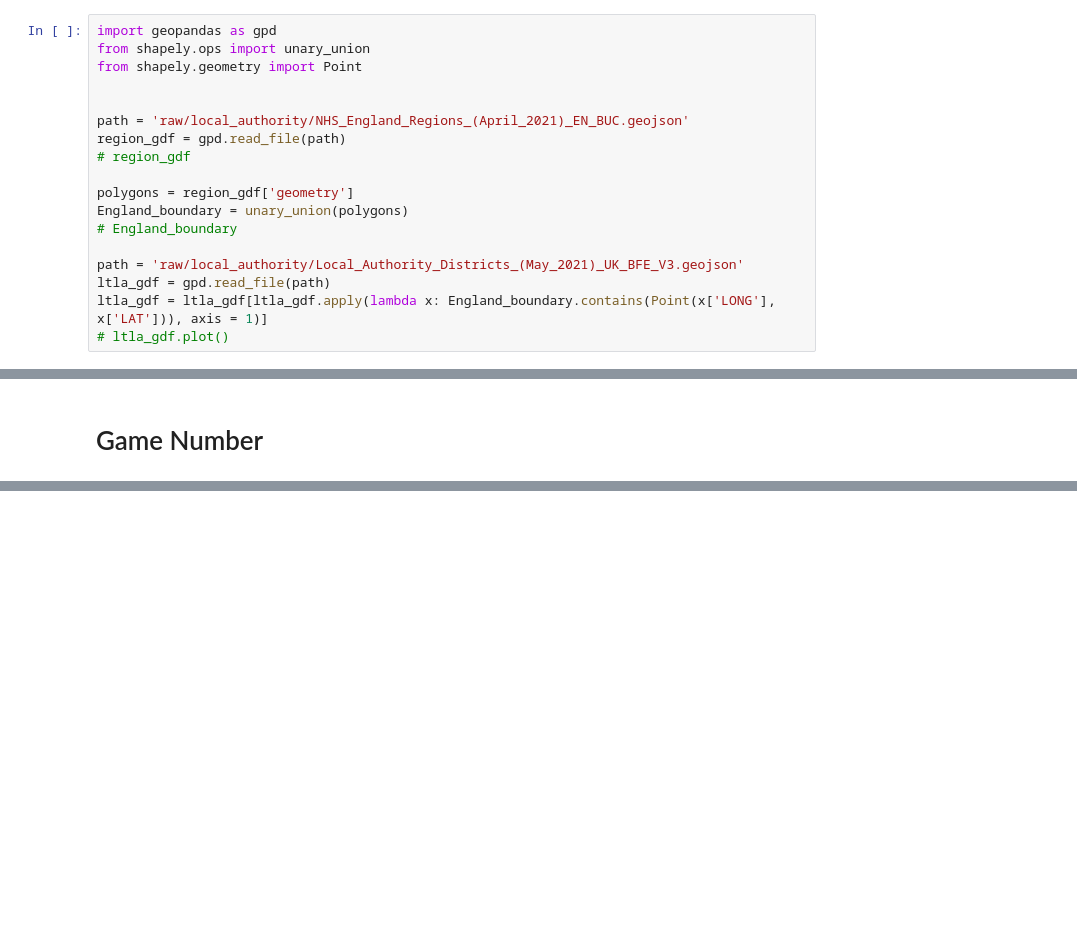
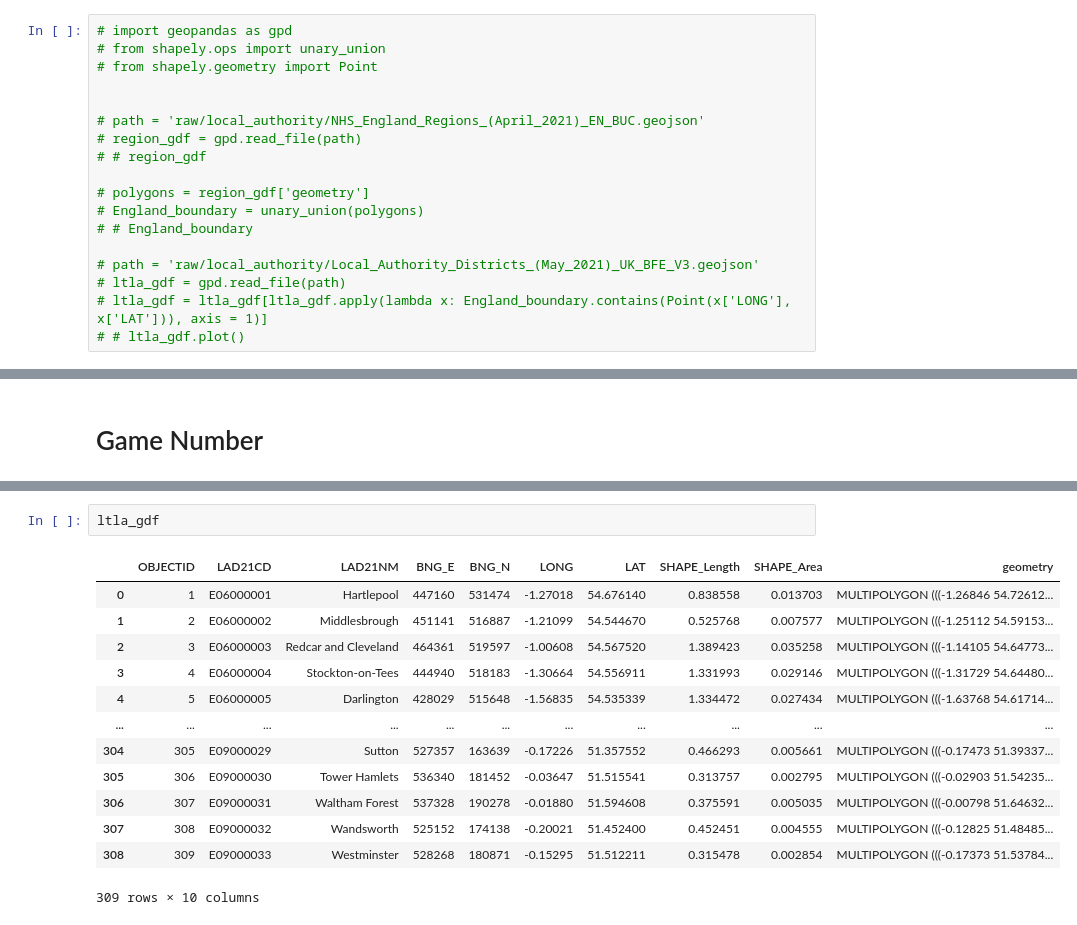
Before and after one commit to CHIDS-UMD/SoccerCovid, a Jupyter notebook: 1. Local Authority & Game.ipynb, the cells around one changed output, grey strips where cells are left out. Drawn from its saved outputs; the diff is of its cells as text; blank space fills up the shorter version.

```diff
--- a/1. Local Authority & Game.ipynb
+++ b/1. Local Authority & Game.ipynb
@@ -133,21 +118,21 @@ game_df
 # %% [markdown]
 # Local Authority
 # %%
-import geopandas as gpd
-from shapely.ops import unary_union
-from shapely.geometry import Point
+# import geopandas as gpd
+# from shapely.ops import unary_union
+# from shapely.geometry import Point
 
 
-path = 'raw/local_authority/NHS_England_Regions_(April_2021)_EN_BUC.geojson'
-region_gdf = gpd.read_file(path)
-# region_gdf
+# path = 'raw/local_authority/NHS_England_Regions_(April_2021)_EN_BUC.geojson'
+# region_gdf = gpd.read_file(path)
+# # region_gdf
 
-polygons = region_gdf['geometry']
-England_boundary = unary_union(polygons)
-# England_boundary
+# polygons = region_gdf['geometry']
+# England_boundary = unary_union(polygons)
+# # England_boundary
 
-path = 'raw/local_authority/Local_Authority_Districts_(May_2021)_UK_BFE_V3.geojson'
-ltla_gdf = gpd.read_file(path)
-ltla_gdf = ltla_gdf[ltla_gdf.apply(lambda x: England_boundary.contains(Point(x['LONG'], x['LAT'])), axis = 1)]
-# ltla_gdf.plot()
+# path = 'raw/local_authority/Local_Authority_Districts_(May_2021)_UK_BFE_V3.geojson'
+# ltla_gdf = gpd.read_file(path)
+# ltla_gdf = ltla_gdf[ltla_gdf.apply(lambda x: England_boundary.contains(Point(x['LONG'], x['LAT'])), axis = 1)]
+# # ltla_gdf.plot()
 # %%
@@ -483 +496,17 @@ ltla_game_df.to_csv('data/ltla_game_df.csv', index = False)
+# %%
+ltla_gdf
+# %% [output]
+|  | OBJECTID | LAD21CD | LAD21NM | BNG_E | BNG_N | LONG | LAT | SHAPE_Length | SHAPE_Area | geometry |
+| 0 | 1 | E06000001 | Hartlepool | 447160 | 531474 | -1.27018 | 54.676140 | 0.838558 | 0.013703 | MULTIPOLYGON (((-1.26846 54.72612... |
+| 1 | 2 | E06000002 | Middlesbrough | 451141 | 516887 | -1.21099 | 54.544670 | 0.525768 | 0.007577 | MULTIPOLYGON (((-1.25112 54.59153... |
+| 2 | 3 | E06000003 | Redcar and Cleveland | 464361 | 519597 | -1.00608 | 54.567520 | 1.389423 | 0.035258 | MULTIPOLYGON (((-1.14105 54.64773... |
+| 3 | 4 | E06000004 | Stockton-on-Tees | 444940 | 518183 | -1.30664 | 54.556911 | 1.331993 | 0.029146 | MULTIPOLYGON (((-1.31729 54.64480... |
+| 4 | 5 | E06000005 | Darlington | 428029 | 515648 | -1.56835 | 54.535339 | 1.334472 | 0.027434 | MULTIPOLYGON (((-1.63768 54.61714... |
+| ... | ... | ... | ... | ... | ... | ... | ... | ... | ... | ... |
+| 304 | 305 | E09000029 | Sutton | 527357 | 163639 | -0.17226 | 51.357552 | 0.466293 | 0.005661 | MULTIPOLYGON (((-0.17473 51.39337... |
+| 305 | 306 | E09000030 | Tower Hamlets | 536340 | 181452 | -0.03647 | 51.515541 | 0.313757 | 0.002795 | MULTIPOLYGON (((-0.02903 51.54235... |
+| 306 | 307 | E09000031 | Waltham Forest | 537328 | 190278 | -0.01880 | 51.594608 | 0.375591 | 0.005035 | MULTIPOLYGON (((-0.00798 51.64632... |
+| 307 | 308 | E09000032 | Wandsworth | 525152 | 174138 | -0.20021 | 51.452400 | 0.452451 | 0.004555 | MULTIPOLYGON (((-0.12825 51.48485... |
+| 308 | 309 | E09000033 | Westminster | 528268 | 180871 | -0.15295 | 51.512211 | 0.315478 | 0.002854 | MULTIPOLYGON (((-0.17373 51.53784... |
+309 rows × 10 columns
 # %%
```
Also changed, not shown: parts of 41 cells of this notebook, 4 other files.
